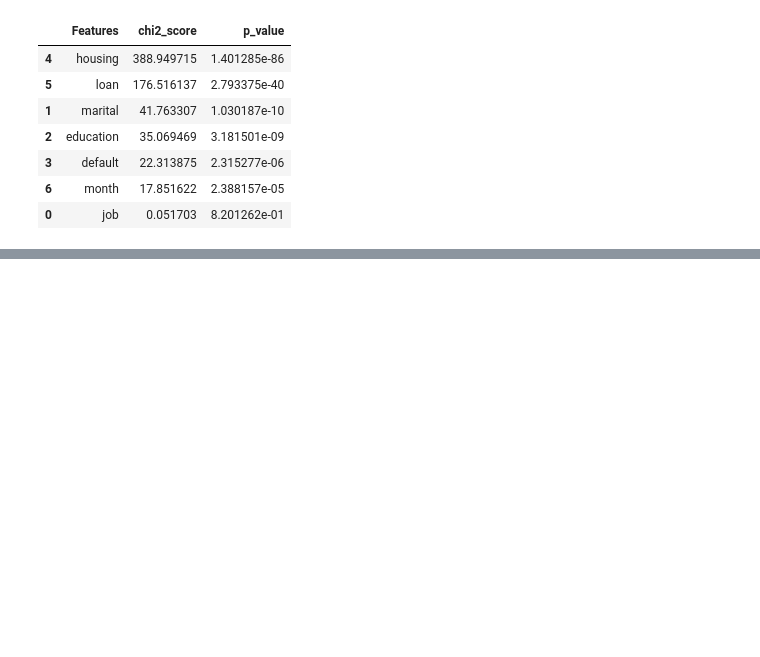
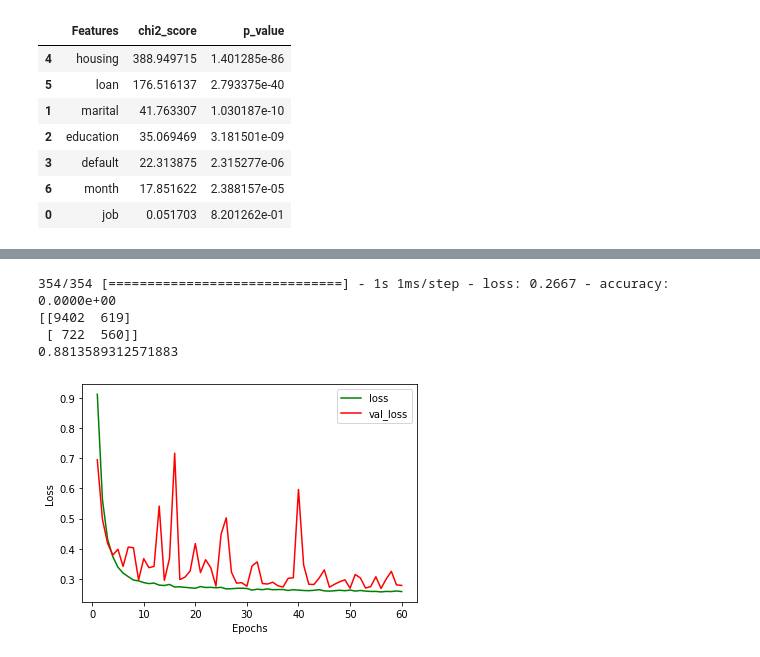
Before and after one commit to RohitVarre/Bank-Term-deposit-prediction, a Jupyter notebook: Machine Learning - Project Bank.ipynb, the cells around one changed output, grey strips where cells are left out. Cells and saved outputs as stored; diff of their text form; code cells hidden in the pictures; blank space fills up the shorter version.

```diff
--- a/Machine Learning - Project Bank.ipynb
+++ b/Machine Learning - Project Bank.ipynb
@@ -254,8 +255,8 @@ print(accuracy_score(y_test,y_pred))
 # %%
-from sklearn.neighbors import KNeighborsClassifier
-knn = KNeighborsClassifier()
-knn.fit(x_train, y_train)
-y_pred = knn.predict(x_test)
+from sklearn.svm import SVC
+svc = SVC()
+svc.fit(x_train, y_train)
+y_pred = svc.predict(x_test)
 print(confusion_matrix(y_test,y_pred))
 print(accuracy_score(y_test,y_pred))
 # %% [output]
@@ -265,7 +265,0 @@ print(accuracy_score(y_test,y_pred))
-# %%
-from sklearn.naive_bayes import GaussianNB
-gnb = GaussianNB()
-gnb.fit(x_train, y_train)
-y_pred = gnb.predict(x_test)
-print(confusion_matrix(y_test,y_pred))
-print(accuracy_score(y_test,y_pred))
@@ -275,0 +266,10 @@ print(accuracy_score(y_test,y_pred))
+# %%
+### Model architecture
+model = Sequential([
+    Dense(units = 28, input_shape = (14,), activation = 'relu'),
+    BatchNormalization(),
+    Dense(units = 56, activation = 'relu',kernel_regularizer = keras.regularizers.l2(0.01)),
+    Dense(units = 28, activation = 'relu',kernel_regularizer = keras.regularizers.l2(0.01)),
+    Dense(units = 1, activation = 'sigmoid')
+])
+model.summary()
@@ -275,0 +295,4 @@ print(accuracy_score(y_test,y_pred))
+# %%
+### Compiling the model and keeping a track of the losses.
+model.compile(optimizer=SGD(learning_rate=0.02,momentum = 0.9), loss='BinaryCrossentropy', metrics = ['Accuracy'])
+history = model.fit(x=x_train,y=y_train,epochs=60,verbose=2,validation_split=0.2,batch_size=250)
@@ -276 +317,26 @@ print(accuracy_score(y_test,y_pred))
+# %%
+### Evaluating and predicting the test dataset.
+model.evaluate(x=x_test,y=y_test)
+pred = model.predict(x_test)
+y_pred = [0 if pred[i]<0.5 else 1 for i in range(len(pred))]
+print(confusion_matrix(y_test,y_pred))
+print(accuracy_score(y_test,y_pred))
+# %% [output]
+354/354 [==============================] - 1s 1ms/step - loss: 0.2667 - accuracy: 0.0000e+00
+[[9402  619]
+ [ 722  560]]
+0.8813589312571883
+# %%
+### Loss vs epochs to analyse the gradient descent alogoithm.
+loss = history.history['loss']
+val_loss = history.history['val_loss']
+epochs = range(1,61)
+plt.plot(epochs, loss, 'g', label='loss')
+plt.plot(epochs, val_loss, 'r', label='val_loss')
+plt.xlabel('Epochs')
+plt.ylabel('Loss')
+plt.legend()
+plt.show()
+# %% [output]
+[figure, added]
 # %%
```
Also changed, not shown: parts of 29 cells of this notebook.
